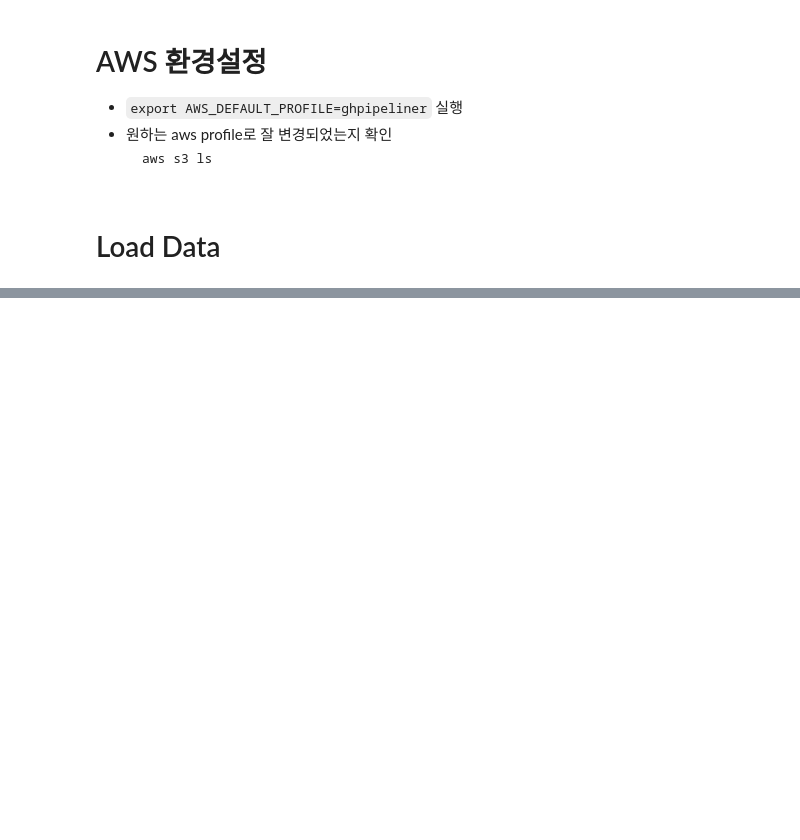
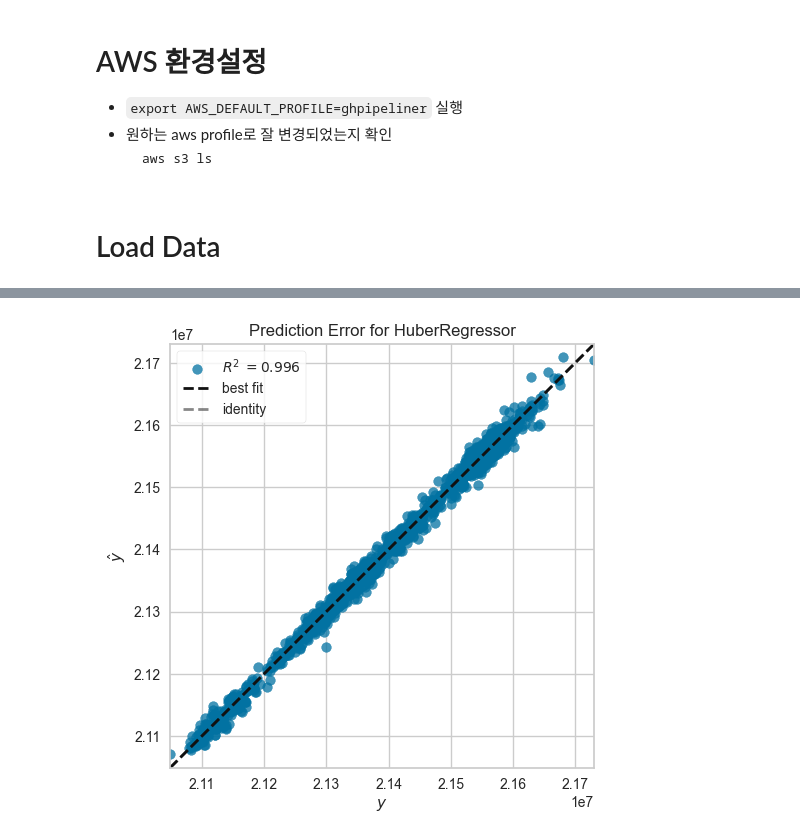
Before and after one commit to lhb0803/DE-study, a Jupyter notebook: modeling/automl.ipynb, the cells around one changed output, grey strips where cells are left out. Saved outputs shown, nothing was run; the diff lists cells and outputs as text; code cells hidden in the pictures; blank space fills up the shorter version.

```diff
--- a/modeling/automl.ipynb
+++ b/modeling/automl.ipynb
@@ -45,0 +160,4 @@ obj
+# %%
+plot_model(huber, plot = 'error')
+# %% [output]
+[figure, added]
```
Also changed, not shown: parts of 21 cells of this notebook, 1 other file.
